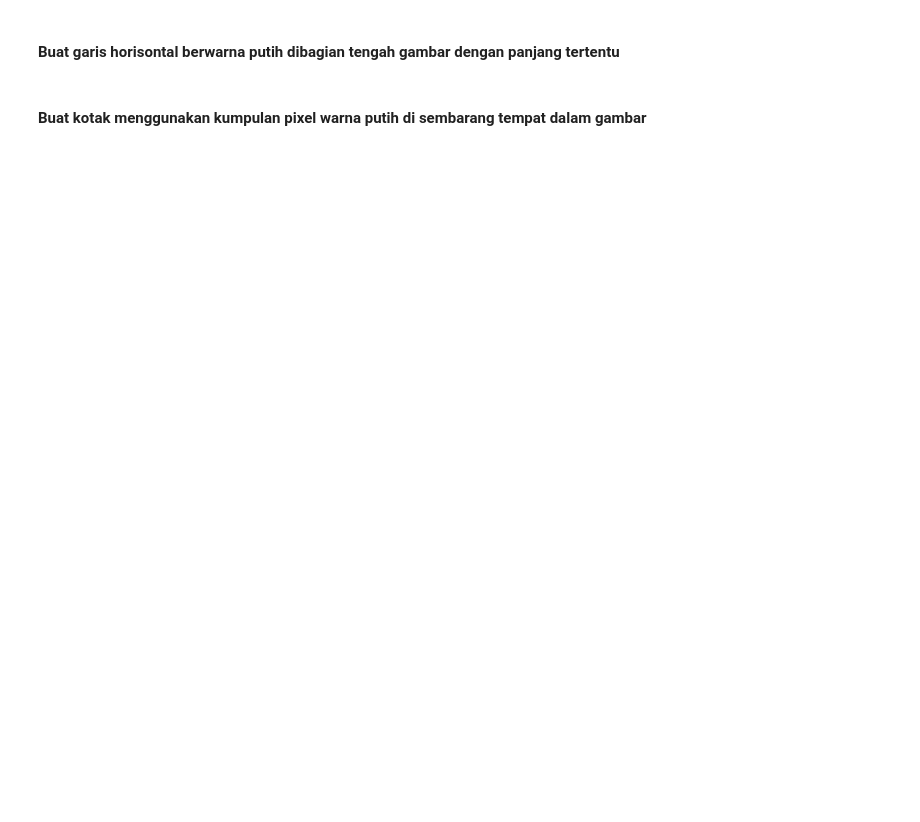
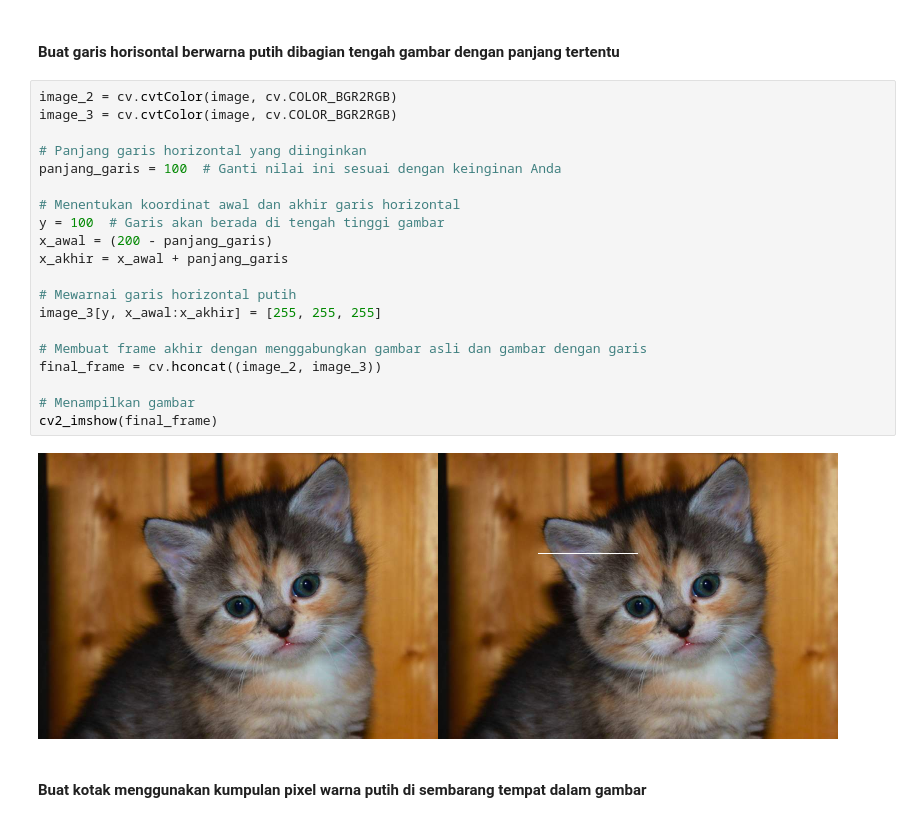
Before and after one commit to falendikategar/PCVK_Ganjil_2023, a Jupyter notebook: Week1.ipynb, the cells around one changed output. Saved outputs shown, nothing was run; the diff lists cells and outputs as text; blank space fills up the shorter version.

```diff
--- a/Week1.ipynb
+++ b/Week1.ipynb
@@ -97,4 +88,26 @@ cv2_imshow(final_frame)
 # %% [markdown]
 #### Buat garis horisontal berwarna putih dibagian tengah gambar dengan panjang tertentu
+# %%
+image_2 = cv.cvtColor(image, cv.COLOR_BGR2RGB)
+image_3 = cv.cvtColor(image, cv.COLOR_BGR2RGB)
+
+# Panjang garis horizontal yang diinginkan
+panjang_garis = 100  # Ganti nilai ini sesuai dengan keinginan Anda
+
+# Menentukan koordinat awal dan akhir garis horizontal
+y = 100  # Garis akan berada di tengah tinggi gambar
+x_awal = (200 - panjang_garis)
+x_akhir = x_awal + panjang_garis
+
+# Mewarnai garis horizontal putih
+image_3[y, x_awal:x_akhir] = [255, 255, 255]
+
+# Membuat frame akhir dengan menggabungkan gambar asli dan gambar dengan garis
+final_frame = cv.hconcat((image_2, image_3))
+
+# Menampilkan gambar
+cv2_imshow(final_frame)
+# %% [output]
+[figure, added]
 # %% [markdown]
 #### Buat kotak menggunakan kumpulan pixel warna putih di sembarang tempat dalam gambar
```
Also changed, not shown: parts of 7 cells of this notebook.
